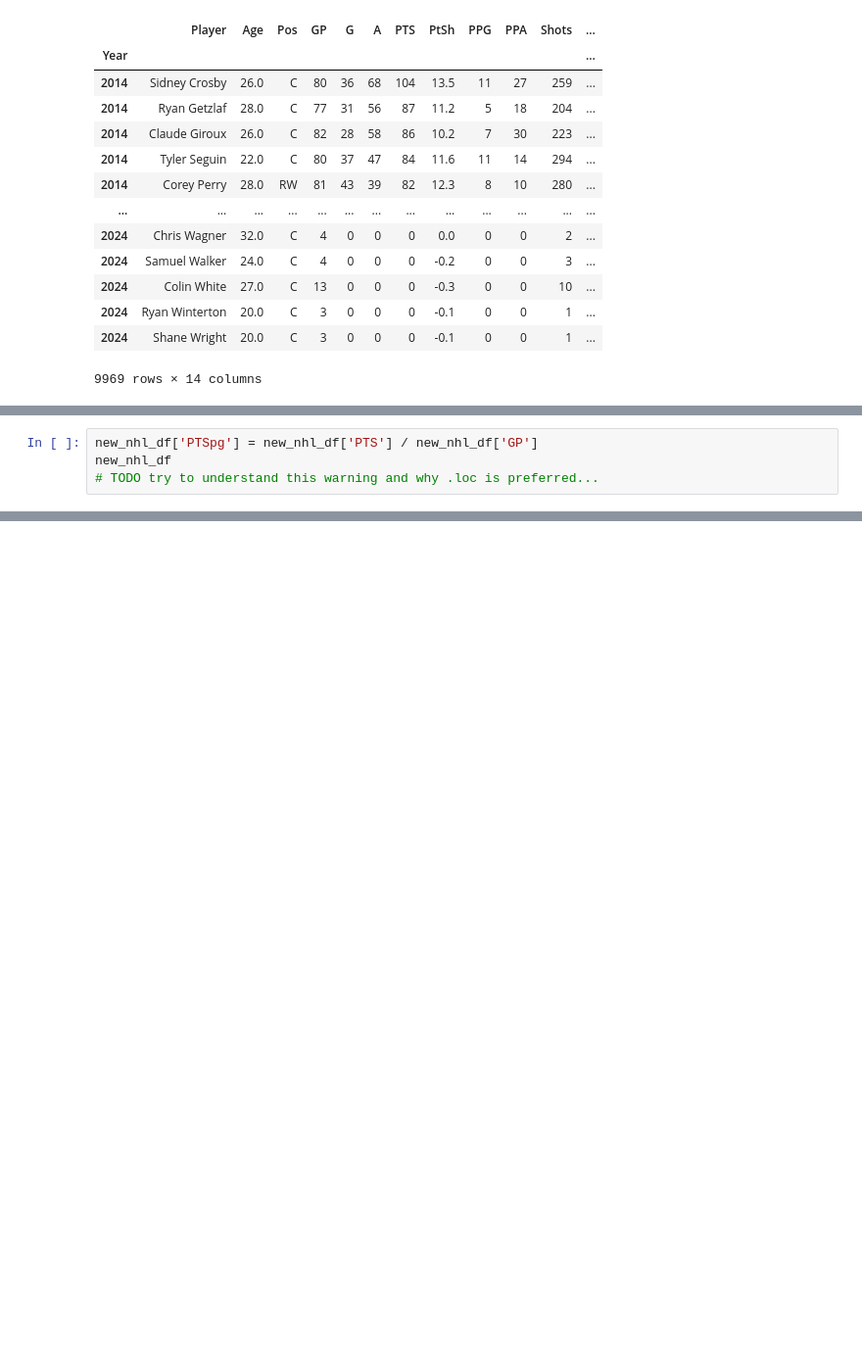
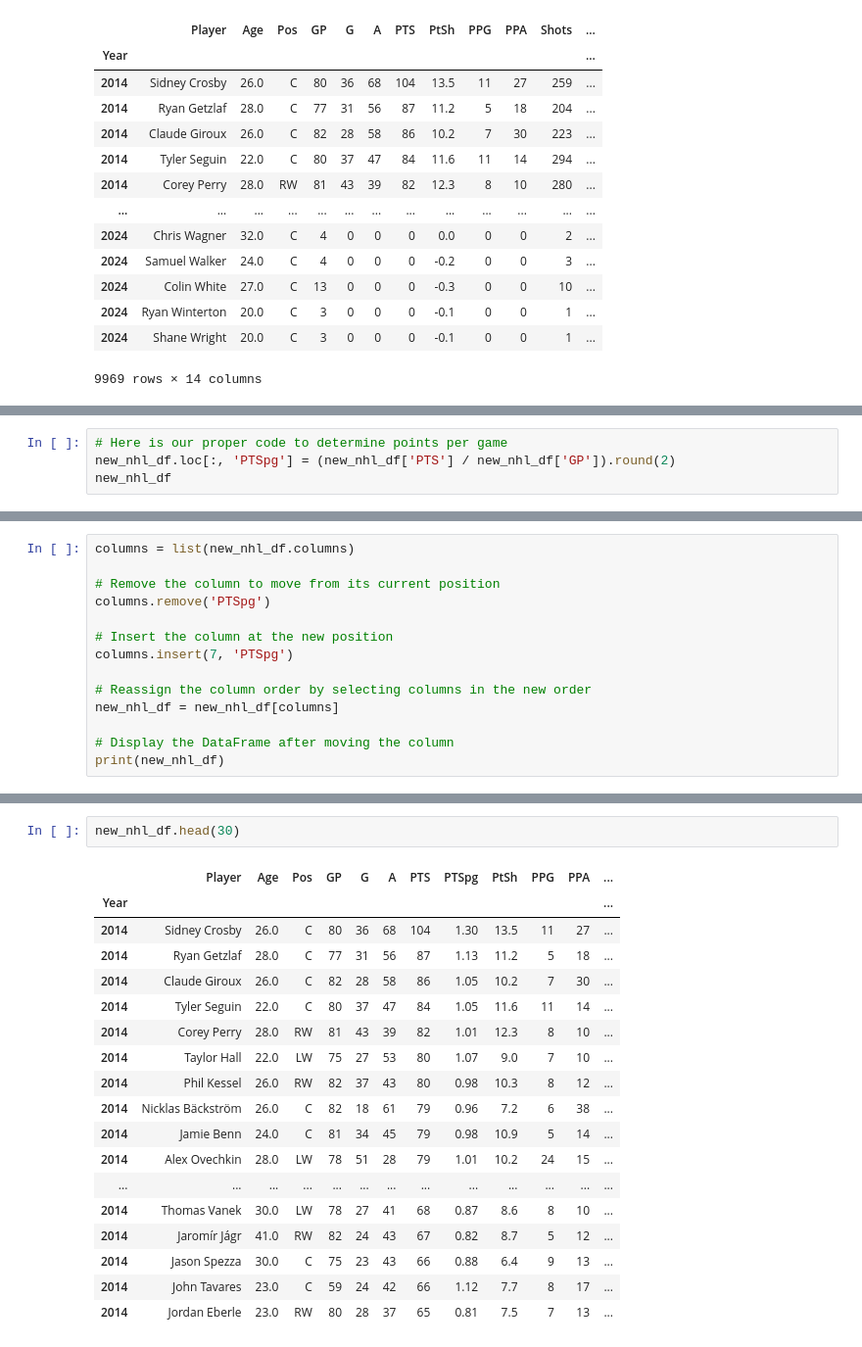
Before and after one commit to JoshCroasdale/Capstone-Project-2024, a Jupyter notebook: Capstone_NHL_Notebook-checkpoint.ipynb, the cells around one changed output, grey strips where cells are left out. Shown: that part at 98% size. Saved outputs shown, nothing was run; the diff lists cells and outputs as text; blank space fills up the shorter version.

Commit message:
modified code and working on data organization

```diff
--- a/Capstone_NHL_Notebook-checkpoint.ipynb
+++ b/Capstone_NHL_Notebook-checkpoint.ipynb
@@ -236,4 +237,0 @@ new_nhl_df.groupby('Year').mean(numeric_only=True).sort_values(by='Year', ascend
-# %%
-new_nhl_df['PTSpg'] = new_nhl_df['PTS'] / new_nhl_df['GP']
-new_nhl_df
-# TODO try to understand this warning and why .loc is preferred...
@@ -259,0 +238,4 @@ See the caveats in the documentation: https://pandas.pydata.org/pandas-docs/stab
+# %%
+# Here is our proper code to determine points per game
+new_nhl_df.loc[:, 'PTSpg'] = (new_nhl_df['PTS'] / new_nhl_df['GP']).round(2)
+new_nhl_df
@@ -259,0 +257,14 @@ See the caveats in the documentation: https://pandas.pydata.org/pandas-docs/stab
+# %%
+columns = list(new_nhl_df.columns)
+
+# Remove the column to move from its current position
+columns.remove('PTSpg')
+
+# Insert the column at the new position
+columns.insert(7, 'PTSpg')
+
+# Reassign the column order by selecting columns in the new order
+new_nhl_df = new_nhl_df[columns]
+
+# Display the DataFrame after moving the column
+print(new_nhl_df)
@@ -259,0 +289,21 @@ See the caveats in the documentation: https://pandas.pydata.org/pandas-docs/stab
+# %%
+new_nhl_df.head(30)
+# %% [output]
+|  | Player | Age | Pos | GP | G | A | PTS | PTSpg | PtSh | PPG | PPA | ... |
+| Year |  |  |  |  |  |  |  |  |  |  |  | ... |
+| 2014 | Sidney Crosby | 26.0 | C | 80 | 36 | 68 | 104 | 1.30 | 13.5 | 11 | 27 | ... |
+| 2014 | Ryan Getzlaf | 28.0 | C | 77 | 31 | 56 | 87 | 1.13 | 11.2 | 5 | 18 | ... |
+| 2014 | Claude Giroux | 26.0 | C | 82 | 28 | 58 | 86 | 1.05 | 10.2 | 7 | 30 | ... |
+| 2014 | Tyler Seguin | 22.0 | C | 80 | 37 | 47 | 84 | 1.05 | 11.6 | 11 | 14 | ... |
+| 2014 | Corey Perry | 28.0 | RW | 81 | 43 | 39 | 82 | 1.01 | 12.3 | 8 | 10 | ... |
+| 2014 | Taylor Hall | 22.0 | LW | 75 | 27 | 53 | 80 | 1.07 | 9.0 | 7 | 10 | ... |
+| 2014 | Phil Kessel | 26.0 | RW | 82 | 37 | 43 | 80 | 0.98 | 10.3 | 8 | 12 | ... |
+| 2014 | Nicklas Bäckström | 26.0 | C | 82 | 18 | 61 | 79 | 0.96 | 7.2 | 6 | 38 | ... |
+| 2014 | Jamie Benn | 24.0 | C | 81 | 34 | 45 | 79 | 0.98 | 10.9 | 5 | 14 | ... |
+| 2014 | Alex Ovechkin | 28.0 | LW | 78 | 51 | 28 | 79 | 1.01 | 10.2 | 24 | 15 | ... |
+| ... | ... | ... | ... | ... | ... | ... | ... | ... | ... | ... | ... | ... |
+| 2014 | Thomas Vanek | 30.0 | LW | 78 | 27 | 41 | 68 | 0.87 | 8.6 | 8 | 10 | ... |
+| 2014 | Jaromír Jágr | 41.0 | RW | 82 | 24 | 43 | 67 | 0.82 | 8.7 | 5 | 12 | ... |
+| 2014 | Jason Spezza | 30.0 | C | 75 | 23 | 43 | 66 | 0.88 | 6.4 | 9 | 13 | ... |
+| 2014 | John Tavares | 23.0 | C | 59 | 24 | 42 | 66 | 1.12 | 7.7 | 8 | 17 | ... |
+| 2014 | Jordan Eberle | 23.0 | RW | 80 | 28 | 37 | 65 | 0.81 | 7.5 | 7 | 13 | ... |
```
Also changed, not shown: parts of 11 cells of this notebook, 1 other file.
